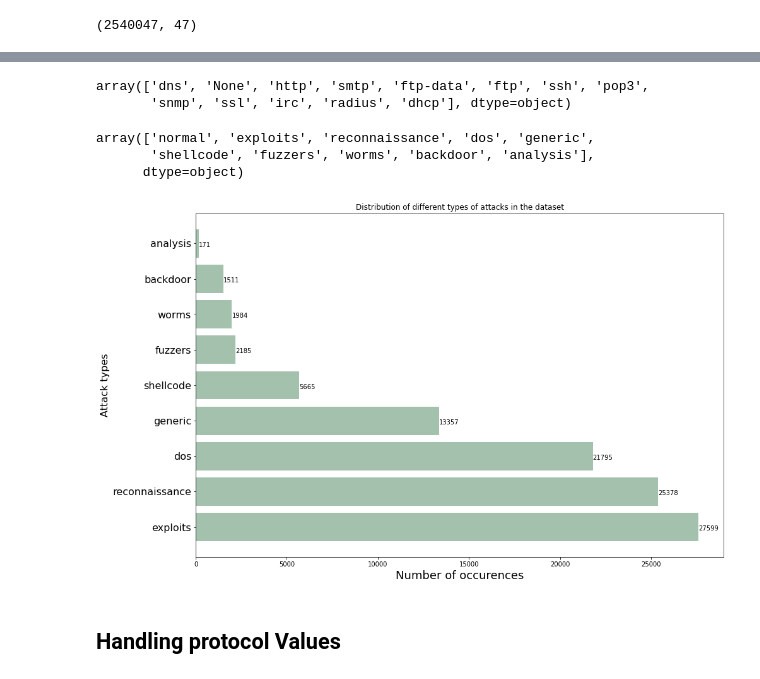
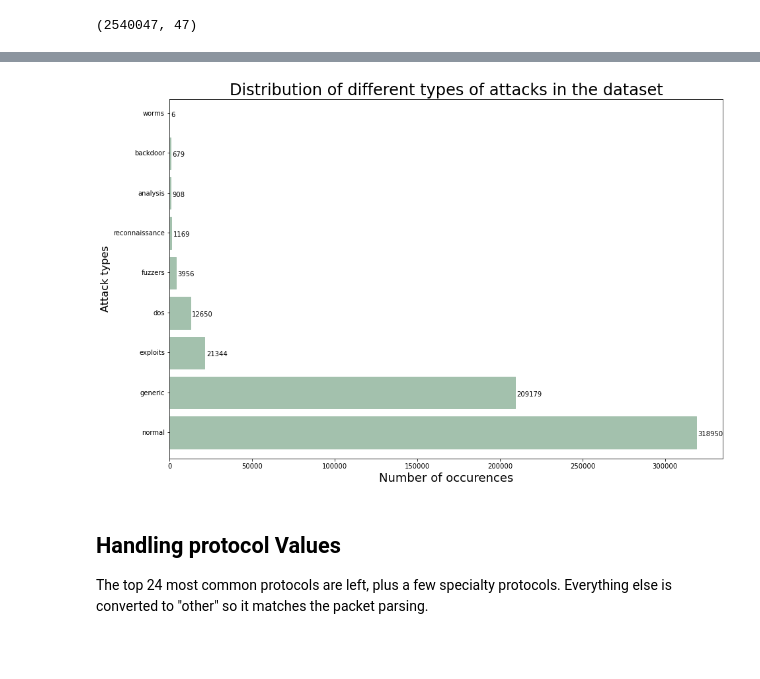
Before and after one commit to Yasir-ali-farrukh/Payload-Byte, a Jupyter notebook: CSV_data_preprocessing/UNSW/Preprocessing_of_UNSW_Dataset.ipynb, the cells around one changed output, grey strips where cells are left out. Saved outputs shown, nothing was run; the diff lists cells and outputs as text; code cells hidden in the pictures; blank space fills up the shorter version.

Commit message:
Testing UNSW

```diff
--- a/CSV_data_preprocessing/UNSW/Preprocessing_of_UNSW_Dataset.ipynb
+++ b/CSV_data_preprocessing/UNSW/Preprocessing_of_UNSW_Dataset.ipynb
@@ -28,16 +29,19 @@ from imblearn.under_sampling import ClusterCentroids
 %matplotlib inline
+# %%
+input_dir = "/home/jovyan/wire/DataSets/UNSW-NB15/UNSW-NB15 - CSV Files"
+output_file = "/home/jovyan/payload-byte-data/UNSW-NB15_processed.csv"
 # %%
 # Reading of all 4 csv files of UNSW
 dfs = []
-for i in range(1,5):
-    path = 'E:/UNSW-NB15 Dataset/UNSW-NB15-CSV-Files/UNSW-NB15_{}.csv'  # There are 4 input csv files
-    dfs.append(pd.read_csv(path.format(i), header = None))
+for i in range(1, 5):
+    path = input_dir + f"/UNSW-NB15_{i}.csv"  # There are 4 input csv files
+    dfs.append(pd.read_csv(path, header=None, low_memory=False))
 all_data = pd.concat(dfs).reset_index(drop=True)
 
 # Adding Column names to the CSV file
-df_col = pd.read_csv('E:/UNSW-NB15 Dataset/UNSW-NB15-CSV-Files/NUSW-NB15_features.csv', encoding='ISO-8859-1')
-df_col['Name'] = df_col['Name'].apply(lambda x: x.strip().replace(' ', '').lower())
-all_data.columns = df_col['Name']
+df_col = pd.read_csv(input_dir + "/NUSW-NB15_features.csv", encoding="ISO-8859-1")
+df_col["Name"] = df_col["Name"].apply(lambda x: x.strip().replace(" ", "").lower())
+all_data.columns = df_col["Name"]
 print(all_data.shape)
 # %% [output]
 (2540047, 49)
@@ -99,2 +99,4 @@ Name: attack_cat, dtype: int64
 # %%
-all_data['attack_cat'] = all_data['attack_cat'].replace('backdoors','backdoor', regex=True).apply(lambda x: x.strip().lower())
+all_data["attack_cat"] = (
+    all_data["attack_cat"].replace("backdoors", "backdoor", regex=True).apply(lambda x: x.strip().lower())
+)
@@ -235,31 +203,17 @@ Name: proto, Length: 135, dtype: int64
-# %%
-df.service.unique()
-# %% [output]
-array(['dns', 'None', 'http', 'smtp', 'ftp-data', 'ftp', 'ssh', 'pop3',
-       'snmp', 'ssl', 'irc', 'radius', 'dhcp'], dtype=object)
-# %%
-df.attack_cat.unique()
-# %% [output]
-array(['normal', 'exploits', 'reconnaissance', 'dos', 'generic',
-       'shellcode', 'fuzzers', 'worms', 'backdoor', 'analysis'],
-      dtype=object)
 # %%
-plt.figure(figsize=(15,10))
+attack_counts = df["attack_cat"].value_counts()
+ax = attack_counts.plot(kind="barh", figsize=(15, 10), position=0.82)
+_ = ax.set_title("Distribution of different types of attacks in the dataset", fontsize=24)
+_ = ax.set_xlabel("Number of occurences", fontsize=18)
+_ = ax.set_ylabel("Attack types", fontsize=16)
 
-attack = ( 'exploits', 'reconnaissance', 'dos', 'generic',
-       'shellcode', 'fuzzers', 'worms', 'backdoor', 'analysis')
-y_pos = np.arange(len(attack))
-amount = df['attack_cat'].value_counts()[1:]
-plt.barh(y_pos, amount, align='center', color='#a3c1ad' )
-plt.yticks(y_pos, attack,fontsize=16)
-plt.title('Distribution of different types of attacks in the dataset')
-plt.xlabel('Number of occurences',fontsize=18)
-plt.ylabel('Attack types',fontsize=16)
-for i, v in enumerate(amount):
-    plt.text(v + 3, i-0.1 , str(v))
+for bar in ax.containers:
+    plt.setp(bar, color="#a3c1ad", height=0.8)
 
-plt.show()
+for i, v in enumerate(attack_counts):
+    plt.text(v + 1000, i - 0.1, str(v))
 # %% [output]
-[figure, old version]
+[figure, new version]
 # %% [markdown]
 ## Handling protocol Values
+The top 24 most common protocols are left, plus a few specialty protocols.  Everything else is converted to "other" so it matches the packet parsing.
```
Also changed, not shown: parts of 34 cells of this notebook, 3 other files.
